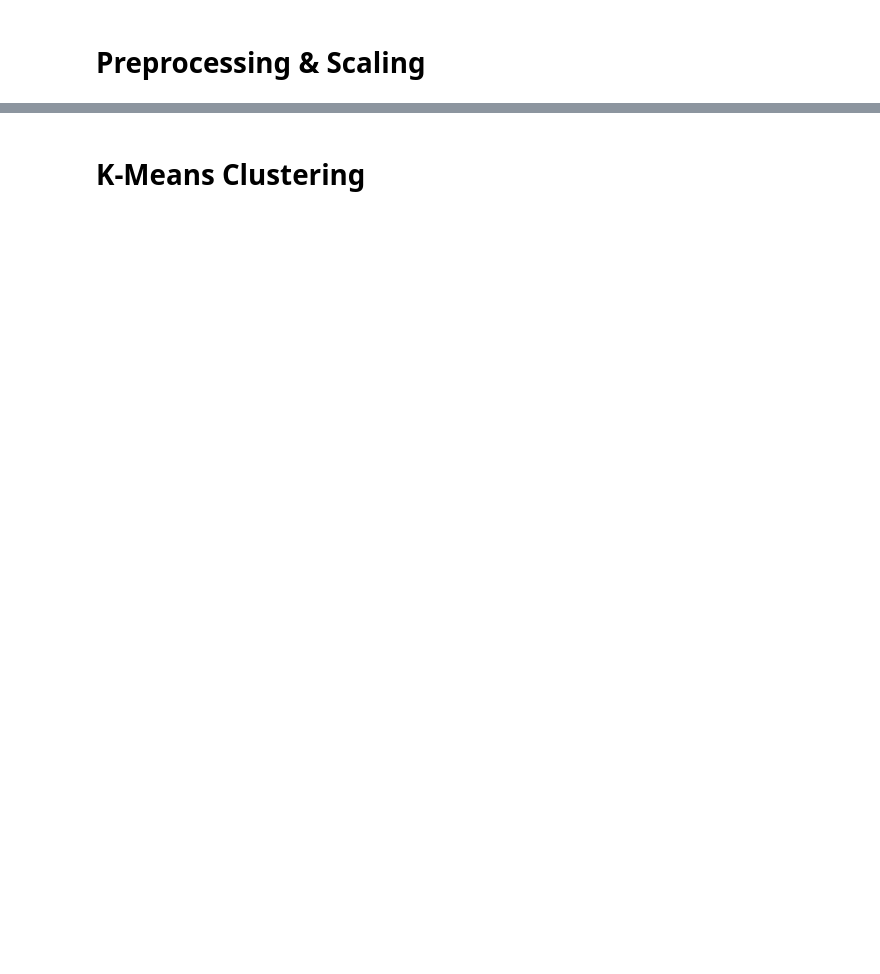
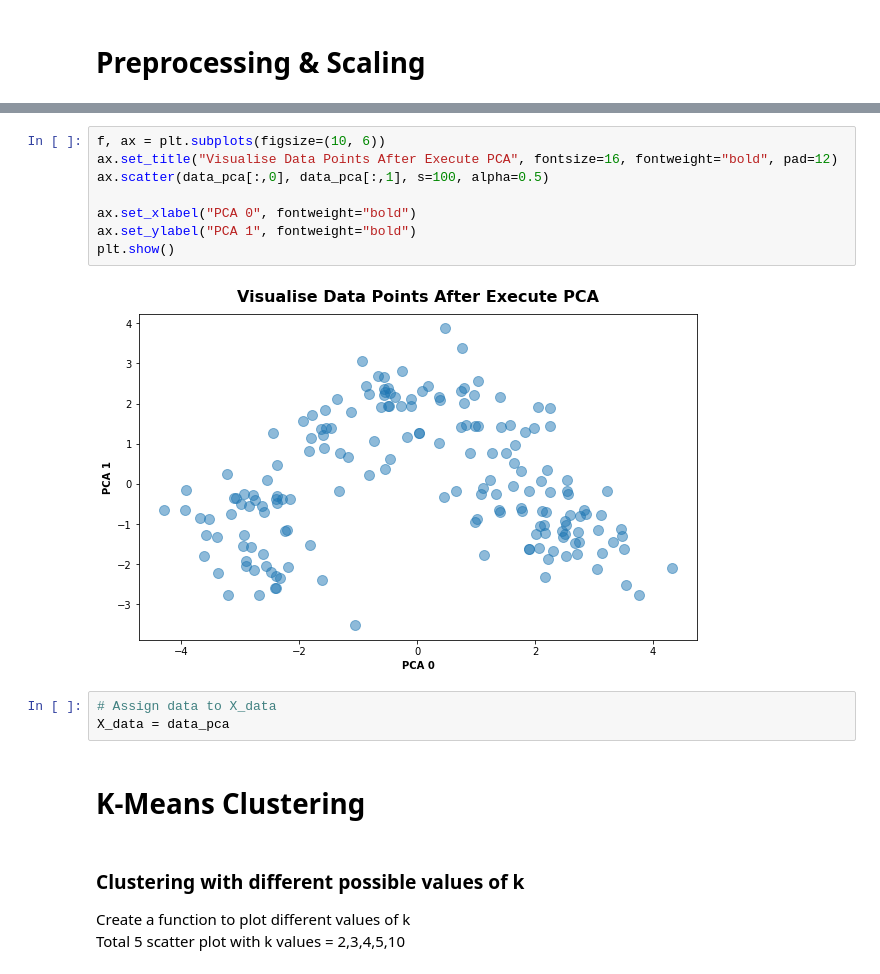
Before and after one commit to kelv-yap/sp_dsai_machine_learning, a Jupyter notebook: clustering/clustering.ipynb, the cells around one changed output, grey strips where cells are left out. Saved outputs shown, nothing was run; the diff lists cells and outputs as text; blank space fills up the shorter version.

Commit message:
complete clustering.

```diff
--- a/clustering/clustering.ipynb
+++ b/clustering/clustering.ipynb
@@ -116,3 +155,20 @@ plt.show()
+# %%
+f, ax = plt.subplots(figsize=(10, 6))
+ax.set_title("Visualise Data Points After Execute PCA", fontsize=16, fontweight="bold", pad=12)
+ax.scatter(data_pca[:,0], data_pca[:,1], s=100, alpha=0.5)
+
+ax.set_xlabel("PCA 0", fontweight="bold")
+ax.set_ylabel("PCA 1", fontweight="bold")
+plt.show()
+# %% [output]
+[figure, added]
+# %%
+# Assign data to X_data
+X_data = data_pca
 # %% [markdown]
 K-Means Clustering
 =================
+# %% [markdown]
+### Clustering with different possible values of k
+Create a function to plot different values of k <br />
+Total 5 scatter plot with k values = 2,3,4,5,10
```
Also changed, not shown: parts of 36 cells of this notebook.
